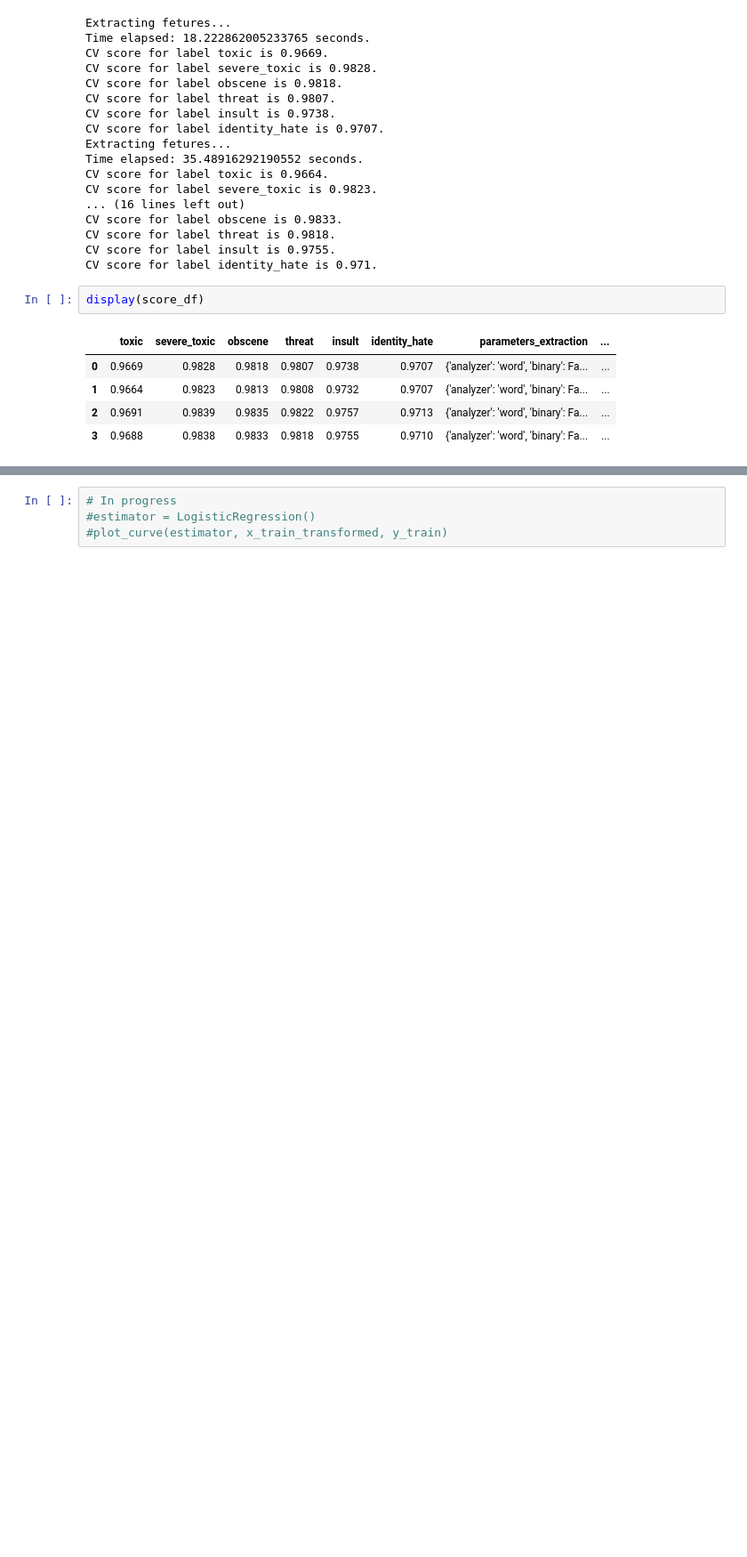
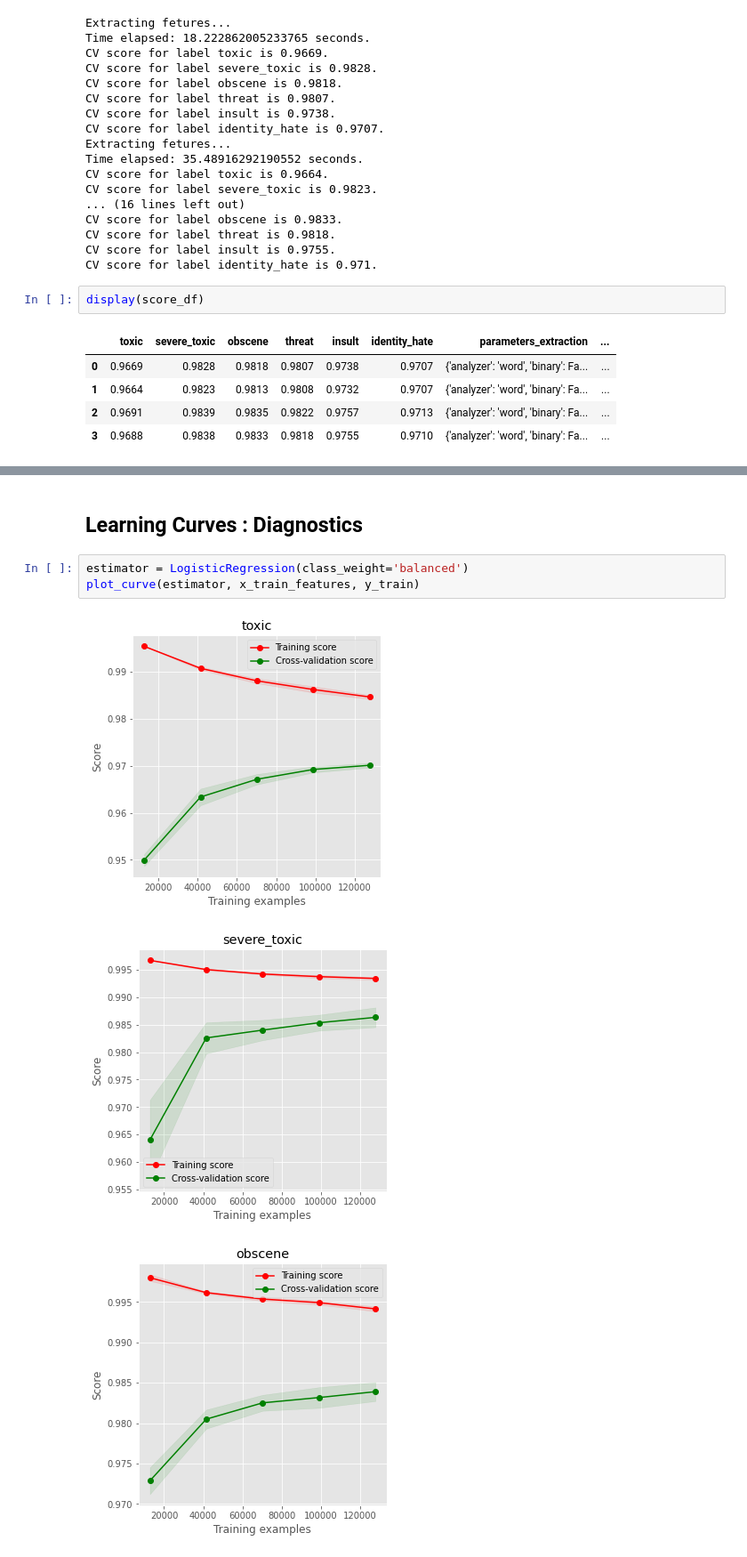
Before and after one commit to prbronze/Kaggle, a Jupyter notebook: toxic_comment_challenge/Notebooks/Modeling.ipynb, the cells around one changed output, grey strips where cells are left out. Shown at 89% size. Saved outputs shown, nothing was run; the diff lists cells and outputs as text; blank space fills up the shorter version.

```diff
--- a/toxic_comment_challenge/Notebooks/Modeling.ipynb
+++ b/toxic_comment_challenge/Notebooks/Modeling.ipynb
@@ -292,4 +297,9 @@ Statistics from the text concerning word_counts, marks such as question and excl
+# %% [markdown]
+## Learning Curves : Diagnostics
 # %%
-# In progress
-#estimator = LogisticRegression()
-#plot_curve(estimator, x_train_transformed, y_train)
+estimator = LogisticRegression(class_weight='balanced')
+plot_curve(estimator, x_train_features, y_train)
+# %% [output]
+[figure, added]
+[figure, added]
+[figure, added]
```
Also changed, not shown: parts of 19 cells of this notebook.
